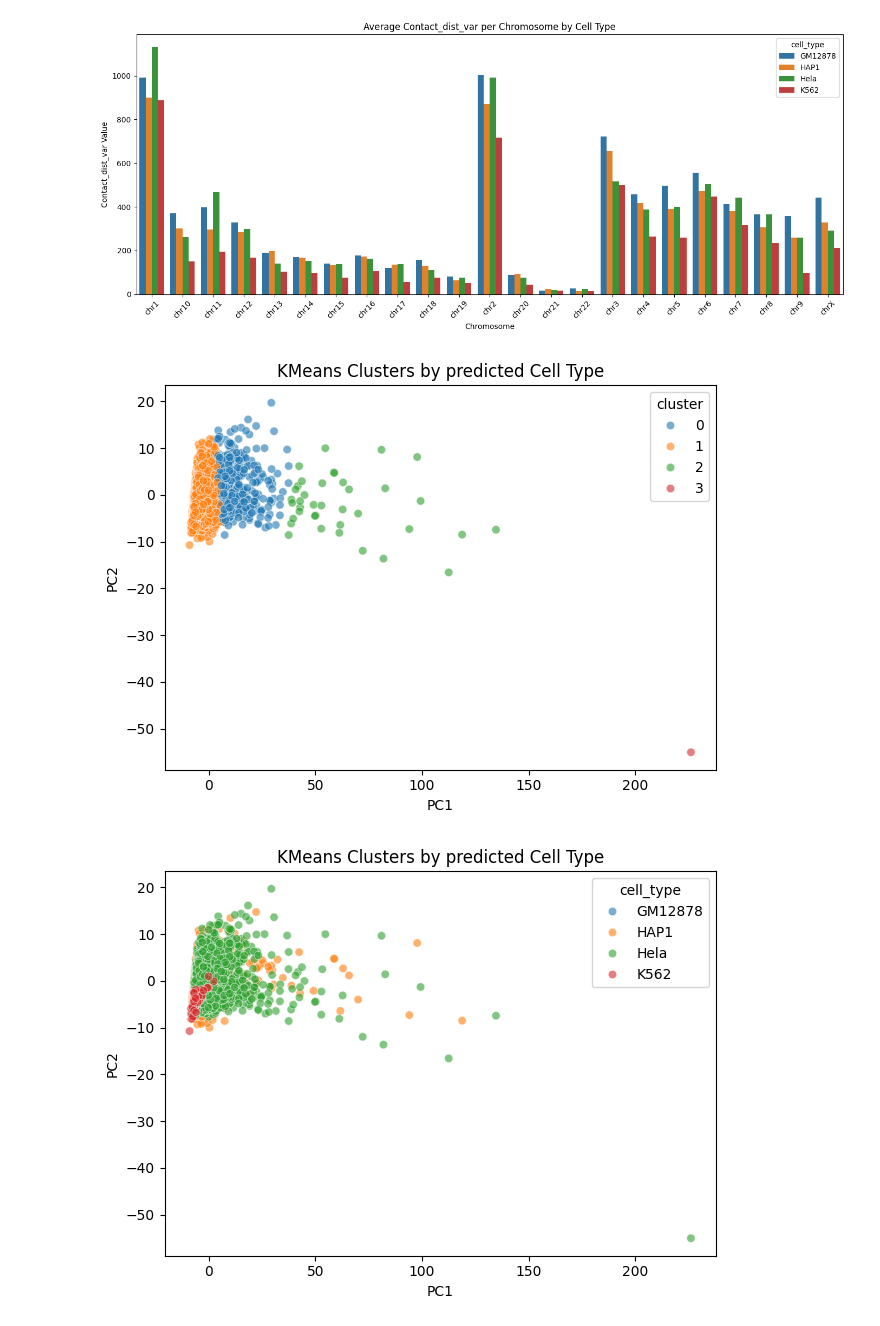
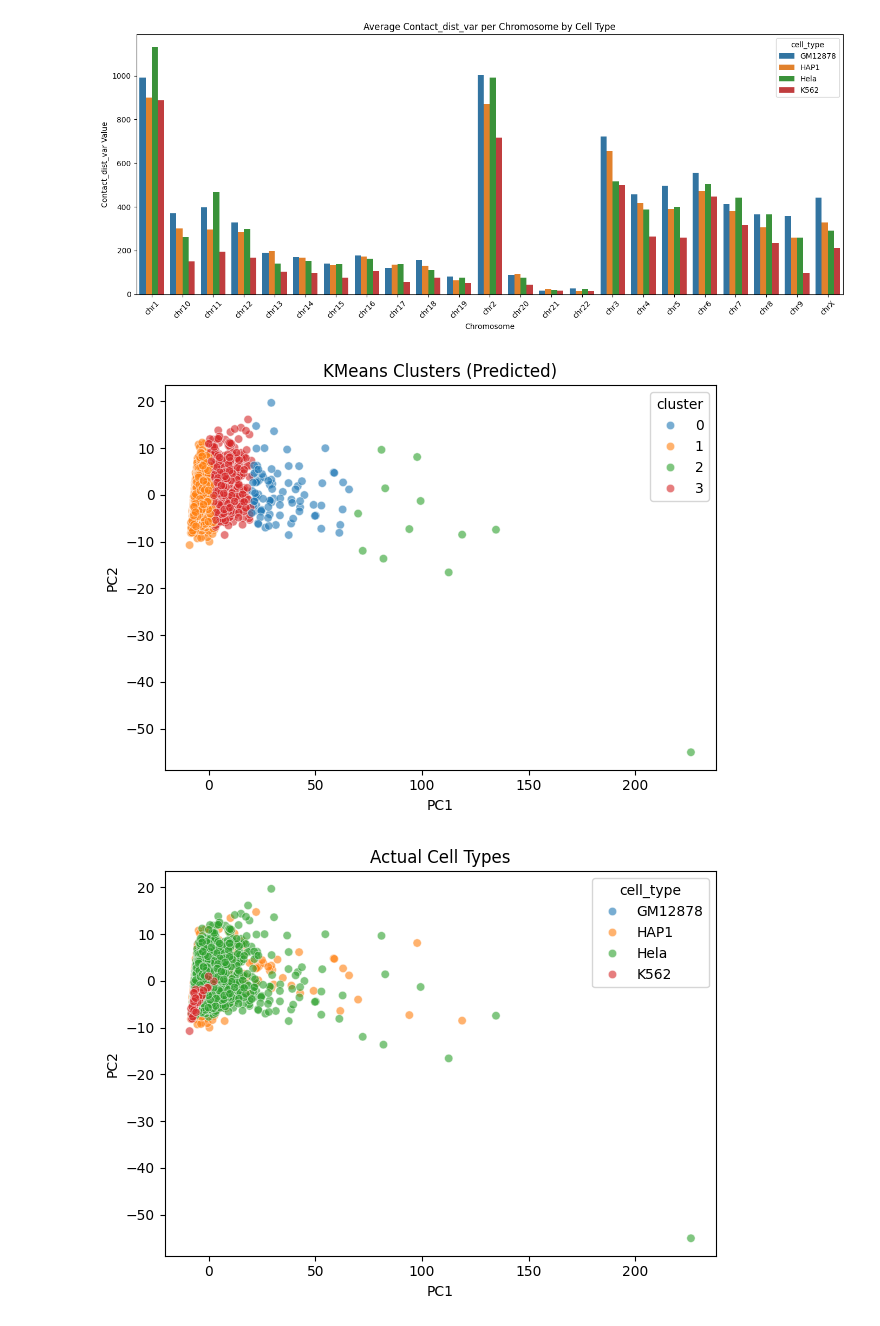
Before and after one commit to saladinshaurov/hic-cell-classification, a Jupyter notebook: notebooks/matrix-chromosome.ipynb, the cells around one changed output. Saved outputs shown, nothing was run; the diff lists cells and outputs as text; code cells hidden in the pictures.

```diff
--- a/notebooks/matrix-chromosome.ipynb
+++ b/notebooks/matrix-chromosome.ipynb
@@ -332,24 +337,27 @@ X_umap = umap_model.fit_transform(X_scaled)
 # %%
 # fit KMean to PCA
 kmeans = KMeans(n_clusters=4, random_state=42)
-cluster_labels = kmeans.fit_predict(X_pca)
+cluster_labels = kmeans.fit_predict(X_scaled)
 
 cluster_df = pd.DataFrame(X_pca, columns=["PC1", "PC2"])
 cluster_df["cluster"] = cluster_labels
 cluster_df["cell_type"] = test_df["cell_type"].values  # actual labels
 
+
+# Step 4: Plot with predicted labels
 sns.scatterplot(data=cluster_df, x="PC1", y="PC2", hue="cluster", palette="tab10", alpha=0.6)
-plt.title("KMeans Clusters by predicted Cell Type")
+plt.title("KMeans Clusters (Predicted)")
 plt.tight_layout()
 plt.show()
 
+# Step 5: Plot actual labels for comparison
 sns.scatterplot(data=cluster_df, x="PC1", y="PC2", hue="cell_type", palette="tab10", alpha=0.6)
-plt.title("KMeans Clusters by predicted Cell Type")
+plt.title("Actual Cell Types")
 plt.tight_layout()
 plt.show()
 # %% [output]
-[figure, old version]
+[figure, new version]
-[figure, old version]
+[figure, new version]
 # %%
 # Calculate z-scores for each PC column
 z_scores = np.abs((cluster_df[["PC1", "PC2"]] - cluster_df[["PC1", "PC2"]].mean()) / cluster_df[["PC1", "PC2"]].std())
```
Also changed, not shown: parts of 11 cells of this notebook, 1 other file.
